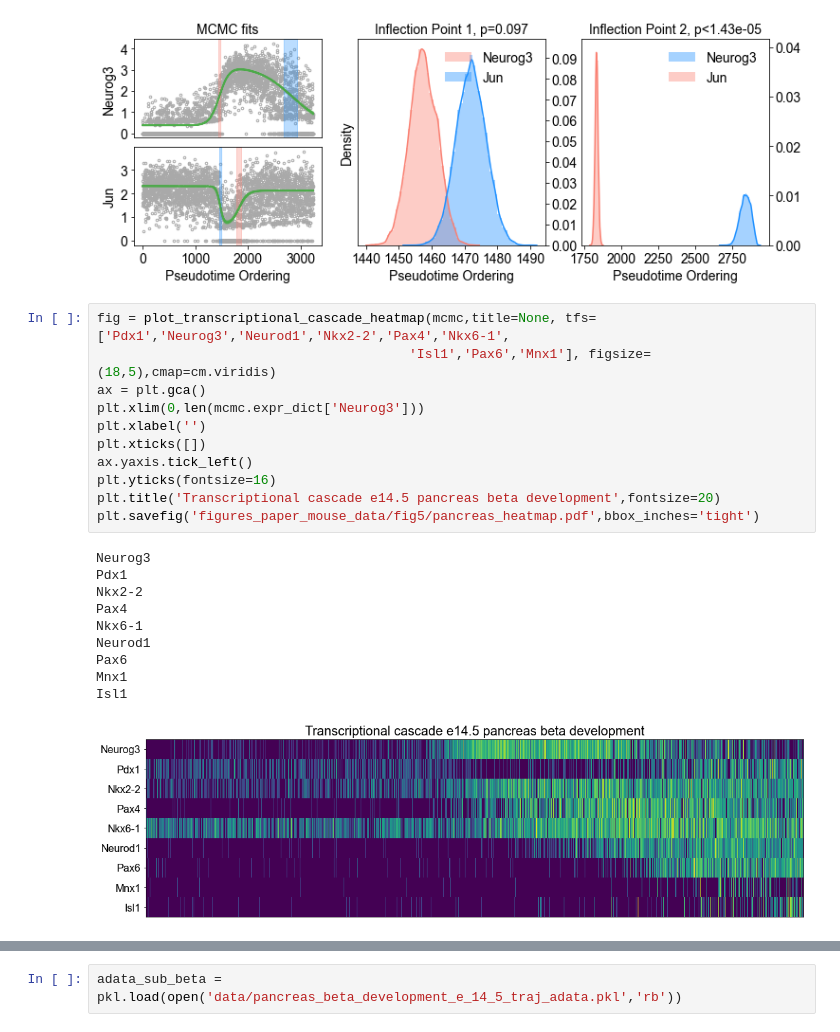
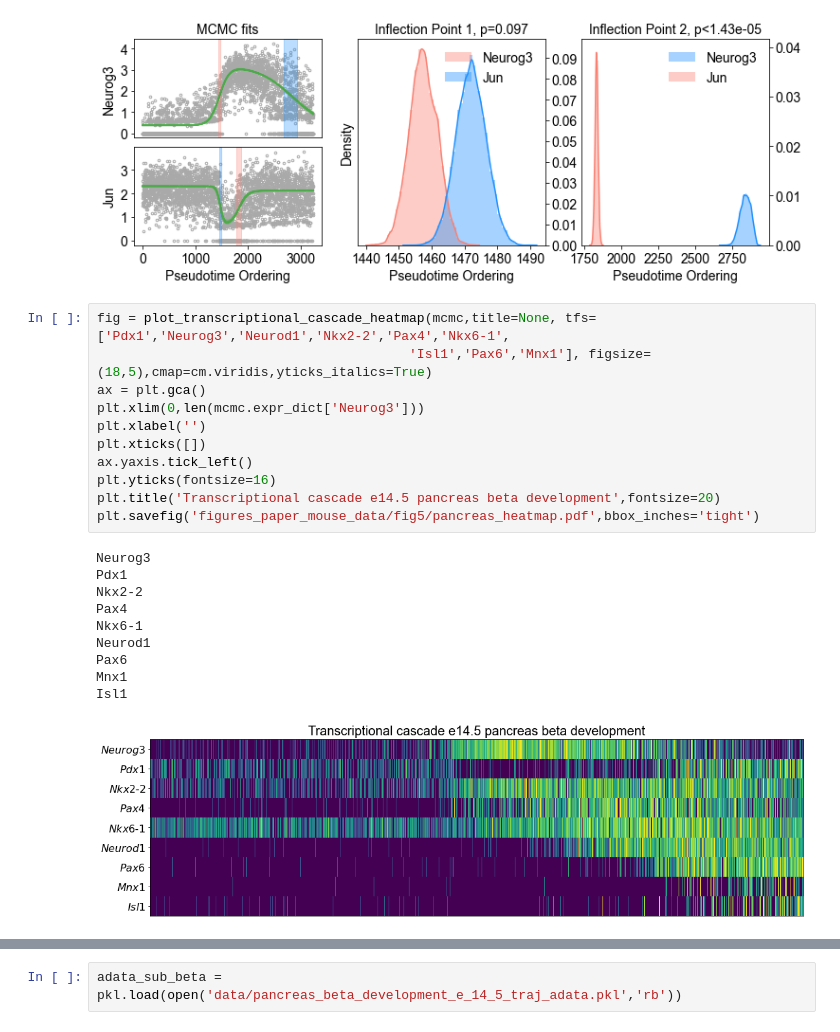
Before and after one commit to daniel-rosebrock/transcriptional_cascades, a Jupyter notebook: load_mcmc_run_full-e14_5_pancreas_beta.ipynb, the cells around one changed output, grey strips where cells are left out. Saved outputs shown, nothing was run; the diff lists cells and outputs as text.

```diff
--- a/load_mcmc_run_full-e14_5_pancreas_beta.ipynb
+++ b/load_mcmc_run_full-e14_5_pancreas_beta.ipynb
@@ -237,28 +252,28 @@ Inflec 1 overlap:  p=0.097
 70000
 Inflec 2 overlap:  p<1.43e-05
 [figure]
-# %%
-fig = plot_transcriptional_cascade_heatmap(mcmc,title=None, tfs=['Pdx1','Neurog3','Neurod1','Nkx2-2','Pax4','Nkx6-1',
-                                        'Isl1','Pax6','Mnx1'], figsize=(18,5),cmap=cm.viridis)
-ax = plt.gca()
-plt.xlim(0,len(mcmc.expr_dict['Neurog3']))
-plt.xlabel('')
-plt.xticks([])
-ax.yaxis.tick_left()
-plt.yticks(fontsize=16)
-plt.title('Transcriptional cascade e14.5 pancreas beta development',fontsize=20)
-plt.savefig('figures_paper_mouse_data/fig5/pancreas_heatmap.pdf',bbox_inches='tight')
-# %% [output]
-Neurog3
-Pdx1
-Nkx2-2
-Pax4
-Nkx6-1
-Neurod1
-Pax6
-Mnx1
-Isl1
-[figure, removed]
+# %%
+fig = plot_transcriptional_cascade_heatmap(mcmc,title=None, tfs=['Pdx1','Neurog3','Neurod1','Nkx2-2','Pax4','Nkx6-1',
+                                        'Isl1','Pax6','Mnx1'], figsize=(18,5),cmap=cm.viridis,yticks_italics=True)
+ax = plt.gca()
+plt.xlim(0,len(mcmc.expr_dict['Neurog3']))
+plt.xlabel('')
+plt.xticks([])
+ax.yaxis.tick_left()
+plt.yticks(fontsize=16)
+plt.title('Transcriptional cascade e14.5 pancreas beta development',fontsize=20)
+plt.savefig('figures_paper_mouse_data/fig5/pancreas_heatmap.pdf',bbox_inches='tight')
+# %% [output]
+Neurog3
+Pdx1
+Nkx2-2
+Pax4
+Nkx6-1
+Neurod1
+Pax6
+Mnx1
+Isl1
+[figure, added]
 # %%
 fig = plot_transcriptional_cascade(mcmc,title=None, figsize=(18,5),
                                    tfs=['Pdx1','Neurog3','Neurod1','Nkx2-2','Pax4','Nkx6-1',
```
Also changed, not shown: parts of 4 cells of this notebook, 1 other file.
